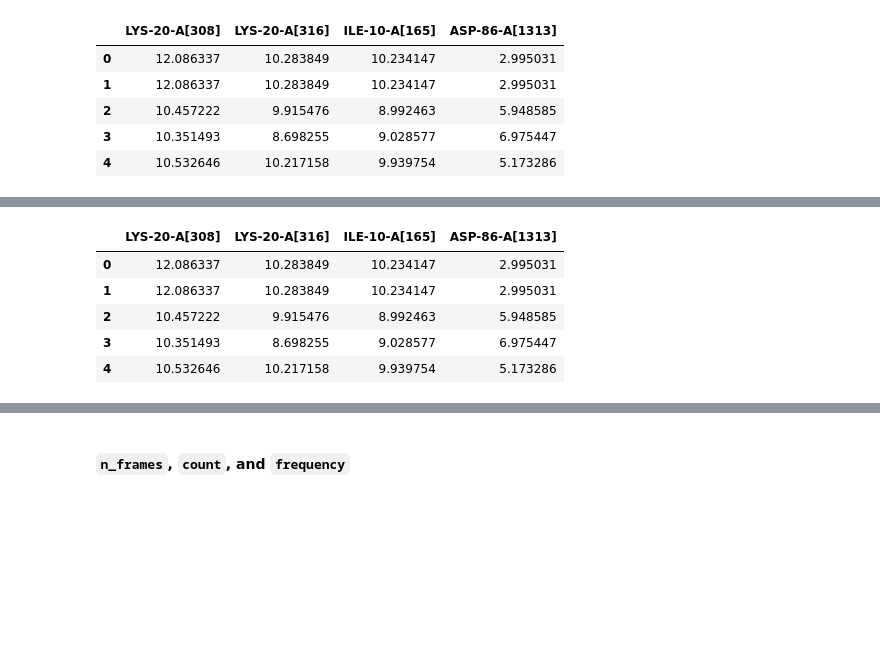
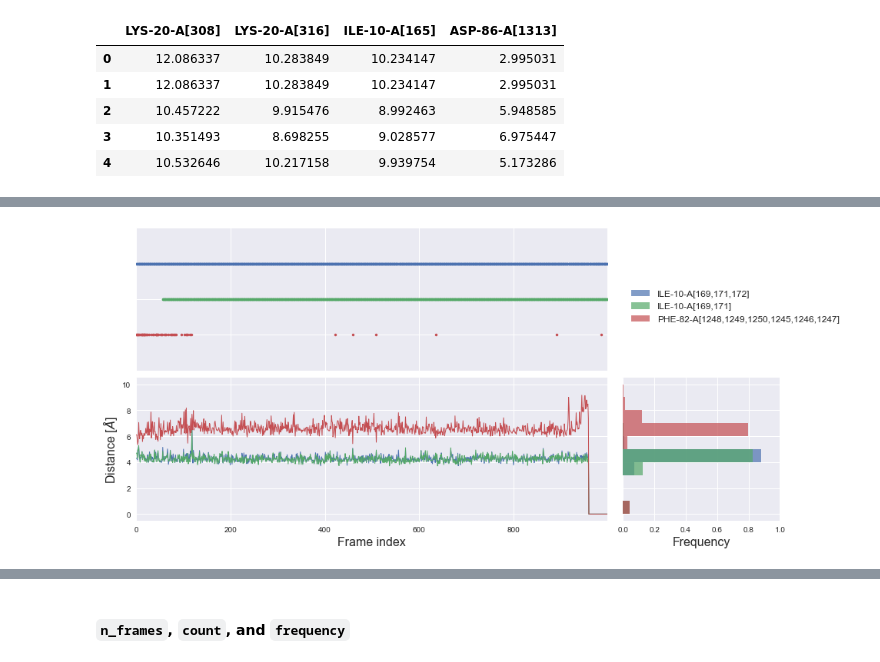
Before and after one commit to wolberlab/dynophores, a Jupyter notebook: docs/examples/notebooks/analyze_dynophores.ipynb, the cells around one changed output, grey strips where cells are left out. Drawn from its saved outputs; the diff is of its cells as text; code cells hidden in the pictures; blank space fills up the shorter version.

```diff
--- a/docs/examples/notebooks/analyze_dynophores.ipynb
+++ b/docs/examples/notebooks/analyze_dynophores.ipynb
@@ -156,9 +144,5 @@ sum(np.array([1,2]))
-# %%
-dynophore.superfeatures[0].envpartners_distances.head()
-# %% [output]
-|  | LYS-20-A[308] | LYS-20-A[316] | ILE-10-A[165] | ASP-86-A[1313] |
-| 0 | 12.086337 | 10.283849 | 10.234147 | 2.995031 |
-| 1 | 12.086337 | 10.283849 | 10.234147 | 2.995031 |
-| 2 | 10.457222 | 9.915476 | 8.992463 | 5.948585 |
-| 3 | 10.351493 | 8.698255 | 9.028577 | 6.975447 |
-| 4 | 10.532646 | 10.217158 | 9.939754 | 5.173286 |
+# %%
+superfeature_name = 'H[4615,4623,4622,4613,4621,4614]'
+dynophore.plot_envpartners(superfeature_name)
+# %% [output]
+[figure, added]
```
Also changed, not shown: parts of 24 cells of this notebook.
